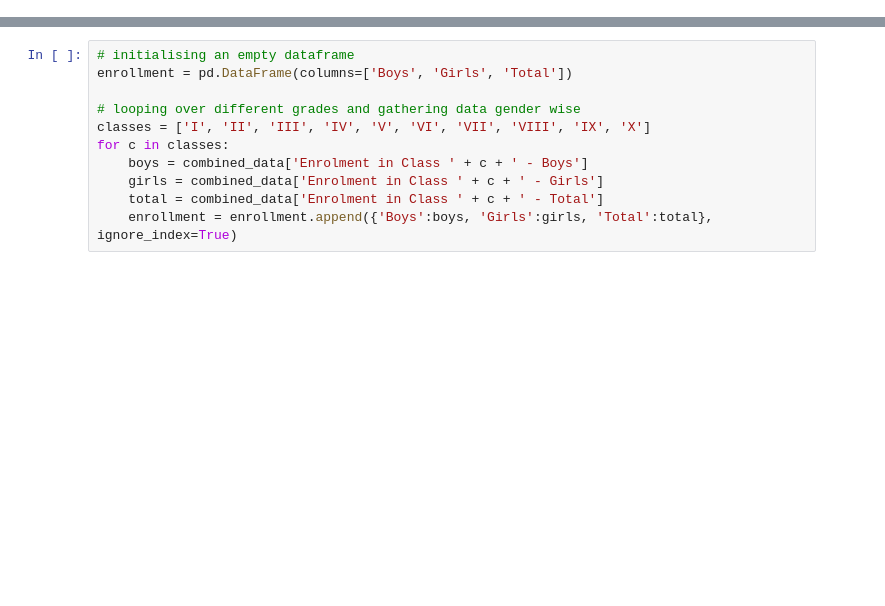
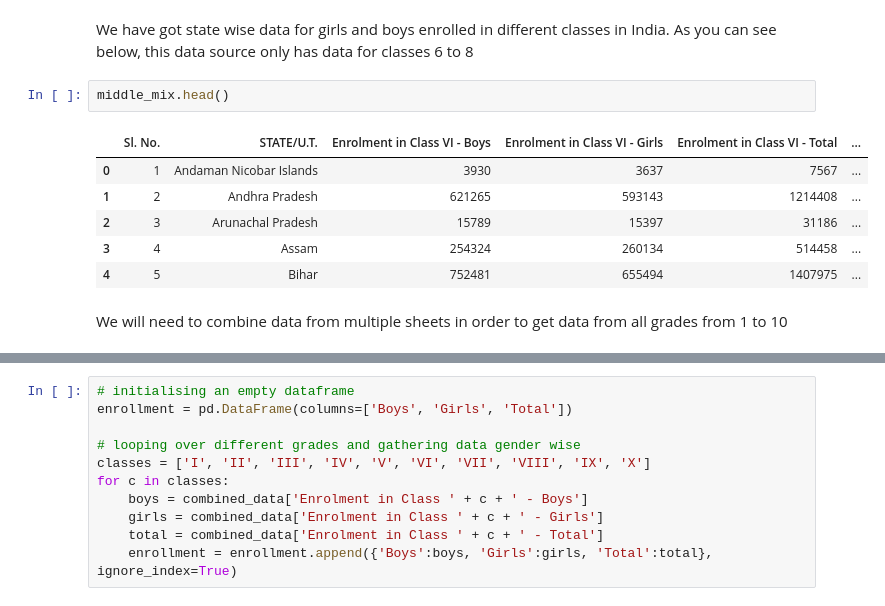
Before and after one commit to SusmeetJain/school_dropouts, a Jupyter notebook: patterns in dropping out.ipynb, the cells around one changed output, grey strips where cells are left out. Drawn from its saved outputs; the diff is of its cells as text; blank space fills up the shorter version.

```diff
--- a/patterns in dropping out.ipynb
+++ b/patterns in dropping out.ipynb
@@ -6 +30,14 @@ from functools import reduce
+# %% [markdown]
+We have got state wise data for girls and boys enrolled in different classes in India. As you can see below, this data source only has data for classes 6 to 8
+# %%
+middle_mix.head()
+# %% [output]
+|  | Sl. No. | STATE/U.T. | Enrolment in Class VI - Boys | Enrolment in Class VI - Girls | Enrolment in Class VI - Total | ... |
+| 0 | 1 | Andaman Nicobar Islands | 3930 | 3637 | 7567 | ... |
+| 1 | 2 | Andhra Pradesh | 621265 | 593143 | 1214408 | ... |
+| 2 | 3 | Arunachal Pradesh | 15789 | 15397 | 31186 | ... |
+| 3 | 4 | Assam | 254324 | 260134 | 514458 | ... |
+| 4 | 5 | Bihar | 752481 | 655494 | 1407975 | ... |
+# %% [markdown]
+We will need to combine data from multiple sheets in order to get data from all grades from 1 to 10
 # %%
```
Also changed, not shown: parts of 34 cells of this notebook, 10 other files.
